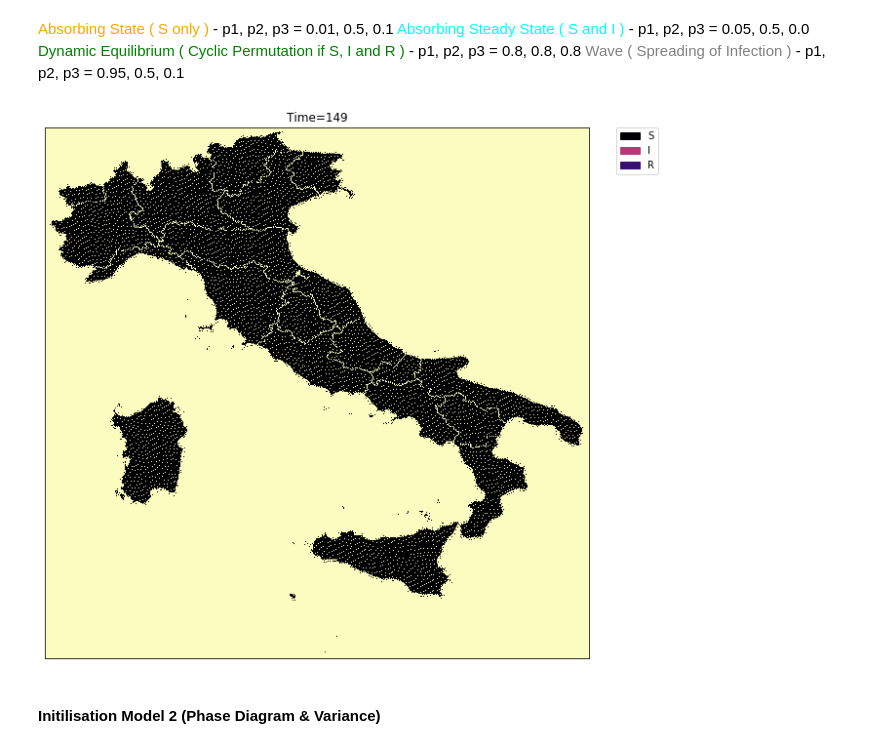
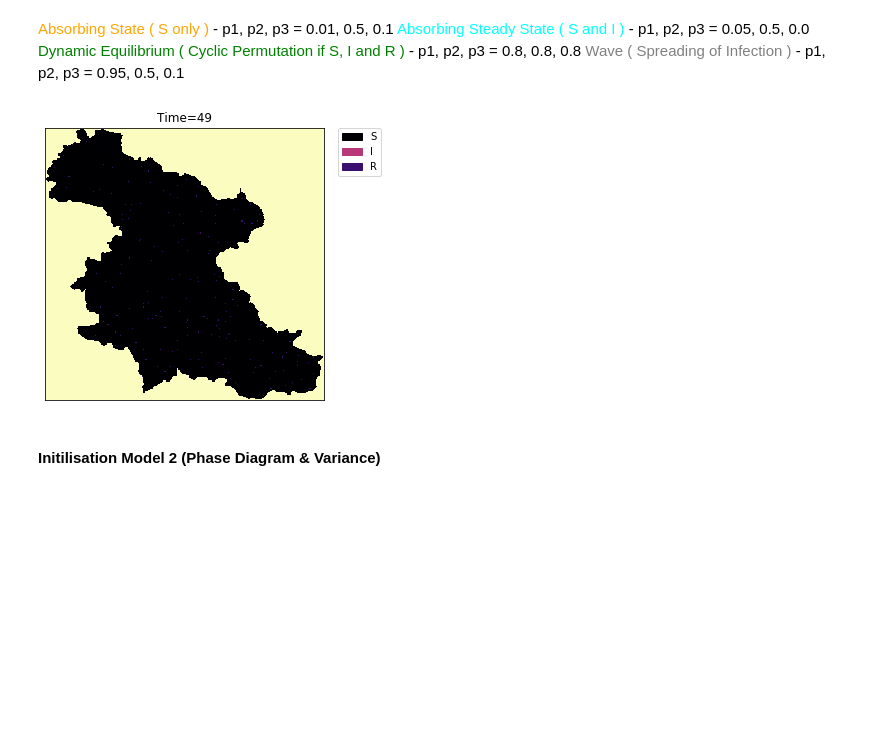
Before and after one commit to aziddddd/SIR-model, a Jupyter notebook: SIR_cy.ipynb, the cells around one changed output. Drawn from its saved outputs; the diff is of its cells as text; code cells hidden in the pictures; blank space fills up the shorter version.

```diff
--- a/SIR_cy.ipynb
+++ b/SIR_cy.ipynb
@@ -7,11 +9,11 @@ import numpy as np
 import ca_utils                            # unoptimized python module
 import matplotlib.pyplot as plt
 # %%
-plt.rcParams['figure.figsize'] = (10,10)
+plt.rcParams['figure.figsize'] = (5,5)
 # %% [markdown]
 #### Initilisation Model 1 (Visualisation)
 # %%
-N           = 50                            # lattice size
+N           = 250                            # lattice size
 p1, p2, p3  = 0.01, 0.5, 0.1                # p for visualisation
 S0, I0, R0  = 0.05, 0.9, 0.05               # initial fraction of S, I, R
 equistep    = 100                           # equilibrate sweep
@@ -23,7 +25,8 @@ fraction = [S0, I0, R0]
 
 np.random.seed(0)
 sir_model = ca_utils.SIR(N, fraction, p, factor, equistep, calcstep)
-sir_model.pickup_grid()
+sir_model.collect_shape_file(path)
+sir_model.pickup_grid_2()
 # %% [markdown]
 <font color='orange'>Absorbing State ( S only )</font>
     - p1, p2, p3  = 0.01, 0.5, 0.1
@@ -36,9 +39,9 @@ sir_model.pickup_grid()
 # %%
 # %matplotlib inline                # uncomment this if you run DynamicPlot fn after any fn below this fn
                                     # or just restart kernel and do again
-sir_model.DynamicPlot(150)
+sir_model.DynamicPlot(50)
 # %% [output]
-[figure, old version]
+[figure, new version]
 # %% [markdown]
 #### Initilisation Model 2 (Phase Diagram & Variance)
 # %%
```
Also changed, not shown: parts of 1 cell of this notebook, 1 other file.
